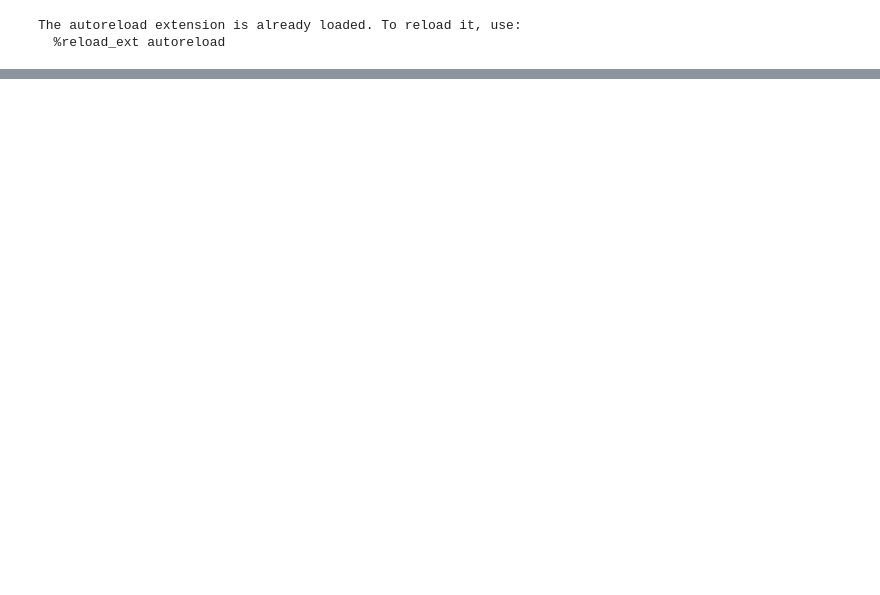
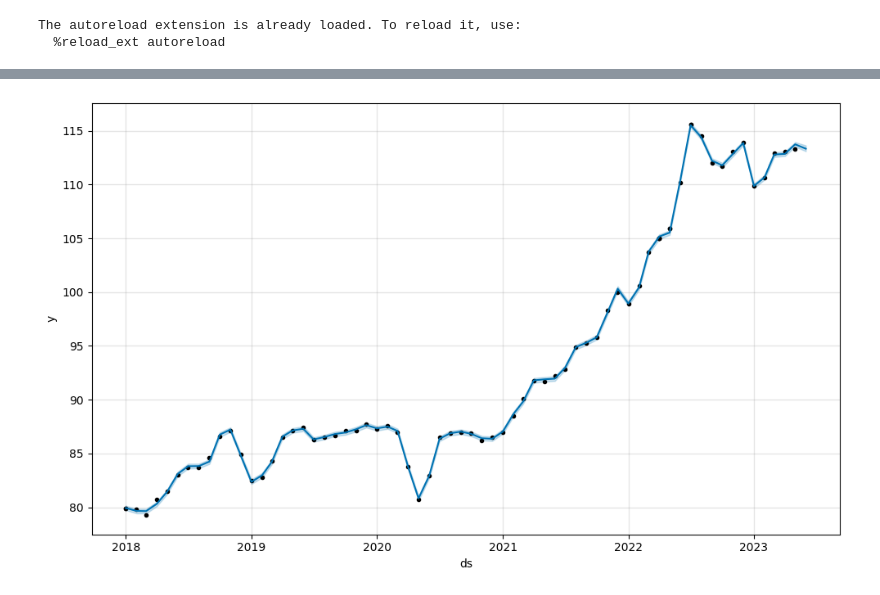
Before and after one commit to altazietsman/zindi_rmb, a Jupyter notebook: RMB-challeng2/notebooks/2023-07-09-jan-eda.ipynb, the cells around one changed output, grey strips where cells are left out. Saved outputs shown, nothing was run; the diff lists cells and outputs as text; code cells hidden in the pictures; blank space fills up the shorter version.

```diff
--- a/RMB-challeng2/notebooks/2023-07-09-jan-eda.ipynb
+++ b/RMB-challeng2/notebooks/2023-07-09-jan-eda.ipynb
@@ -150,0 +363,4 @@ list(cpi.columns[2:-1])
+# %%
+ph = ph.model_
+# %%
+future = ph.make_future_dataframe(periods=2, freq='MS')
@@ -150,0 +383,8 @@ list(cpi.columns[2:-1])
+# %%
+
+data = model.getExtraData()
+
+data = data.rename(columns={'date':'ds'})
+data['ds'] = pd.DatetimeIndex(data['ds'])
+
+future = pd.merge(future,data,on='ds')
@@ -150,0 +407,6 @@ list(cpi.columns[2:-1])
+# %%
+forecast = ph.predict(future)
+# %%
+fig = ph.plot(forecast)
+# %% [output]
+[figure, added]
```
Also changed, not shown: parts of 64 cells of this notebook, 2 other files.
